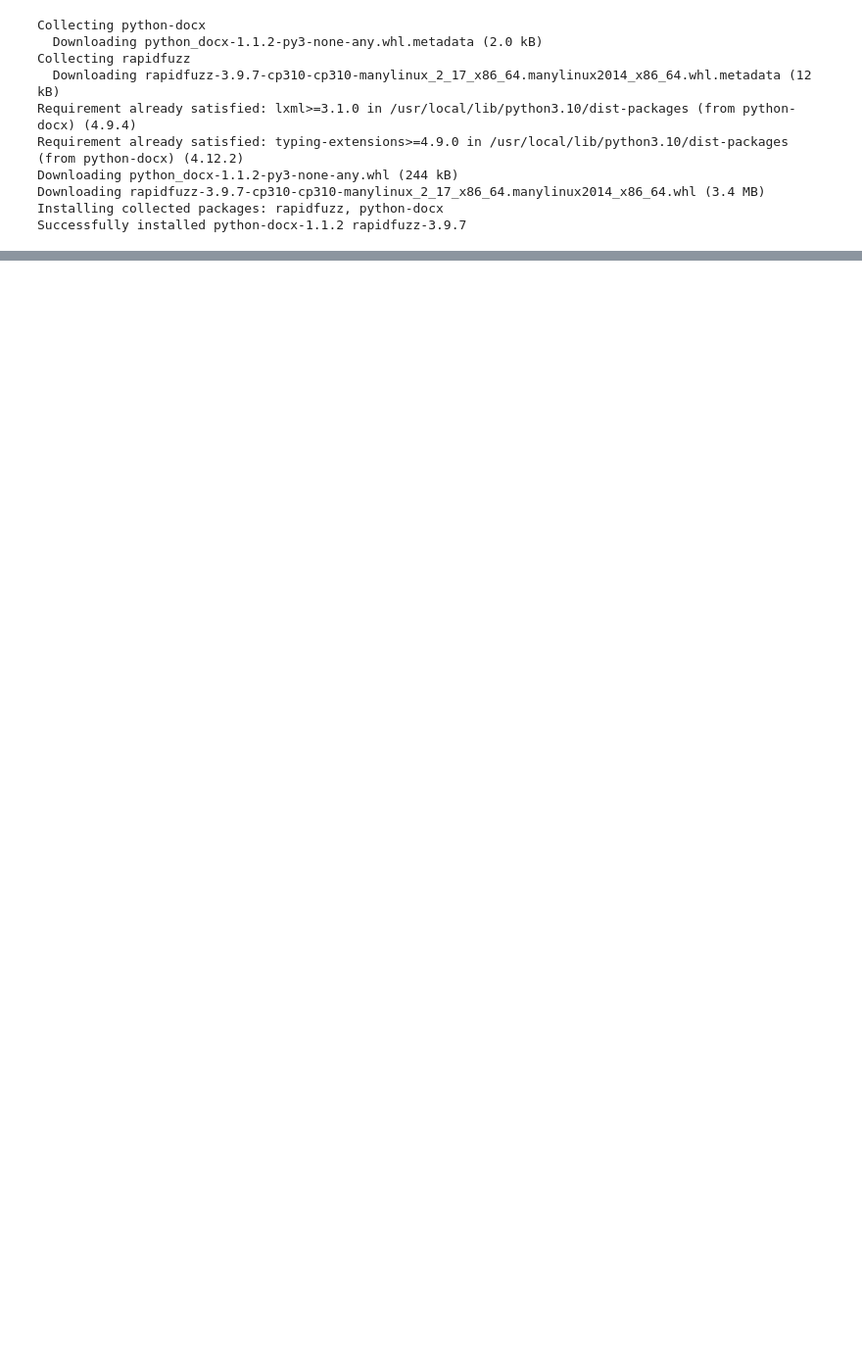
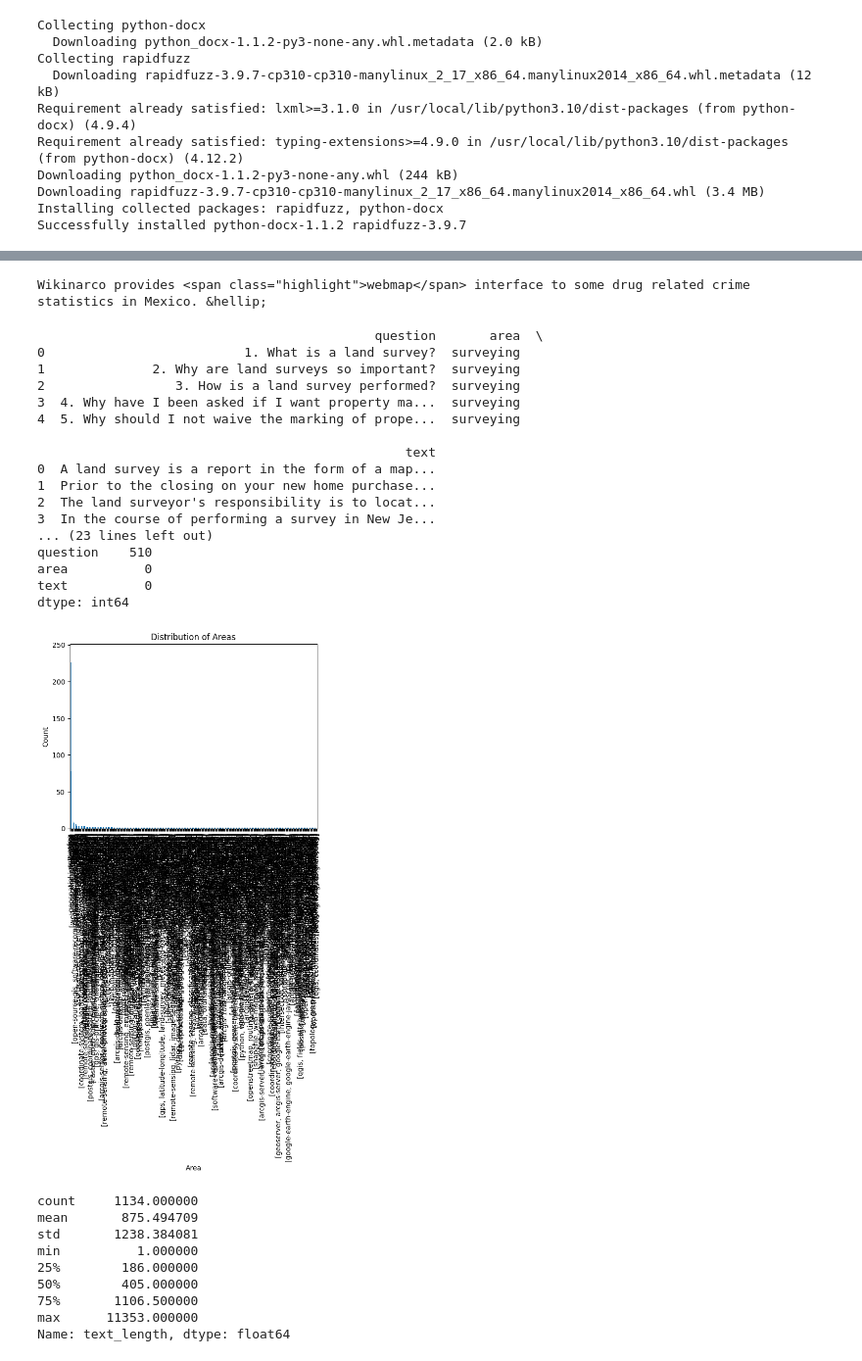
Before and after one commit to beotavalo/geospatial-chat, a Jupyter notebook: EDA.ipynb, the cells around one changed output, grey strips where cells are left out. Shown: that part at 98% size. Cells and saved outputs as stored; diff of their text form; code cells hidden in the pictures; blank space fills up the shorter version.

```diff
--- a/EDA.ipynb
+++ b/EDA.ipynb
@@ -238,0 +276,4 @@ export_to_csv(cleaned_paragraphs)
+# %%
+print(df['excerpt'][0])
+# %% [output]
+Wikinarco provides <span class="highlight">webmap</span> interface to some drug related crime statistics in Mexico. &hellip;
@@ -238,0 +346,73 @@ export_to_csv(cleaned_paragraphs)
+# %%
+# prompt: perform eda for combined data
+
+import pandas as pd
+
+# Load the combined data from the JSON file
+with open('combined_data.json', 'r') as f:
+  data = json.load(f)
+
+# Create a Pandas DataFrame from the loaded data
+df_combined = pd.DataFrame(data)
+
+# Perform Exploratory Data Analysis (EDA)
+
+# Display the first few rows of the DataFrame
+print(df_combined.head())
+
+# Get information about the DataFrame
+print(df_combined.info())
+
+# Describe the numerical features
+print(df_combined.describe())
+
+# Check for missing values
+print(df_combined.isnull().sum())
+
+# Analyze the distribution of 'area'
+df_combined['area'].value_counts().plot(kind='bar')
+plt.xlabel('Area')
+plt.ylabel('Count')
+plt.title('Distribution of Areas')
+plt.show()
+
+# Analyze the length of the text
+df_combined['text_length'] = df_combined['text'].apply(len)
+print(df_combined['text_length'].describe())
+
+# Analyze the relationship between text length and area
+plt.scatter(df_combined['text_length'], df_combined['area'].apply(lambda x: hash(str(x))))
+plt.xlabel('Text Length')
+plt.ylabel('Area (Hashed)')
+plt.title('Text Length vs. Area')
+plt.show()
+
+# Further analysis can be done based on specific needs and insights
+# %% [output]
+                                            question       area  \
+0                          1. What is a land survey?  surveying
+1              2. Why are land surveys so important?  surveying
+2                 3. How is a land survey performed?  surveying
+3  4. Why have I been asked if I want property ma...  surveying
+4  5. Why should I not waive the marking of prope...  surveying
+
+                                                text
+0  A land survey is a report in the form of a map...
+1  Prior to the closing on your new home purchase...
+2  The land surveyor's responsibility is to locat...
+3  In the course of performing a survey in New Je...
+... (23 lines left out)
+question    510
+area          0
+text          0
+dtype: int64
+[figure, added]
+count     1134.000000
+mean       875.494709
+std       1238.384081
+min          1.000000
+25%        186.000000
+50%        405.000000
+75%       1106.500000
+max      11353.000000
+Name: text_length, dtype: float64
```
Also changed, not shown: parts of 20 cells of this notebook.
